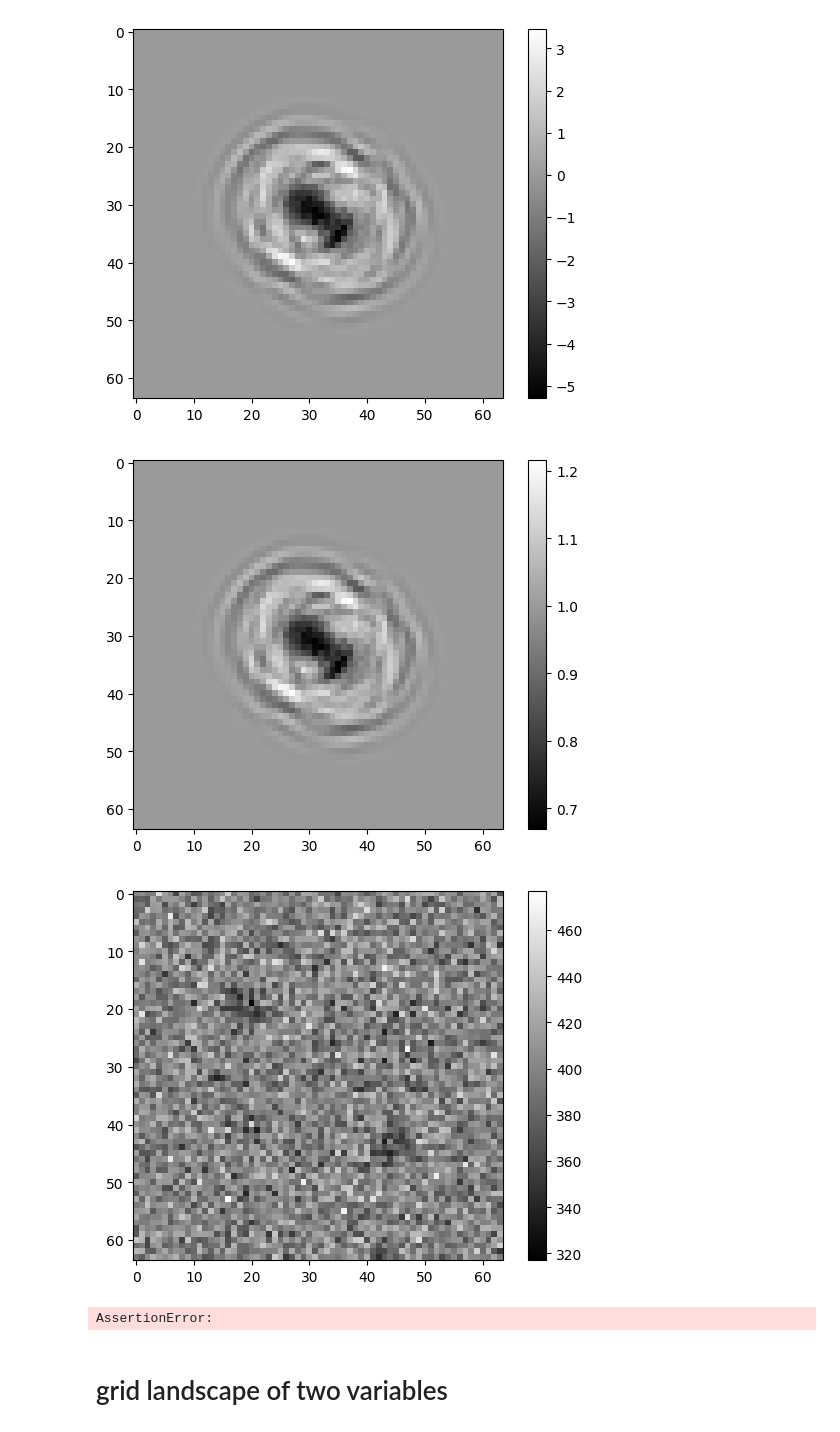
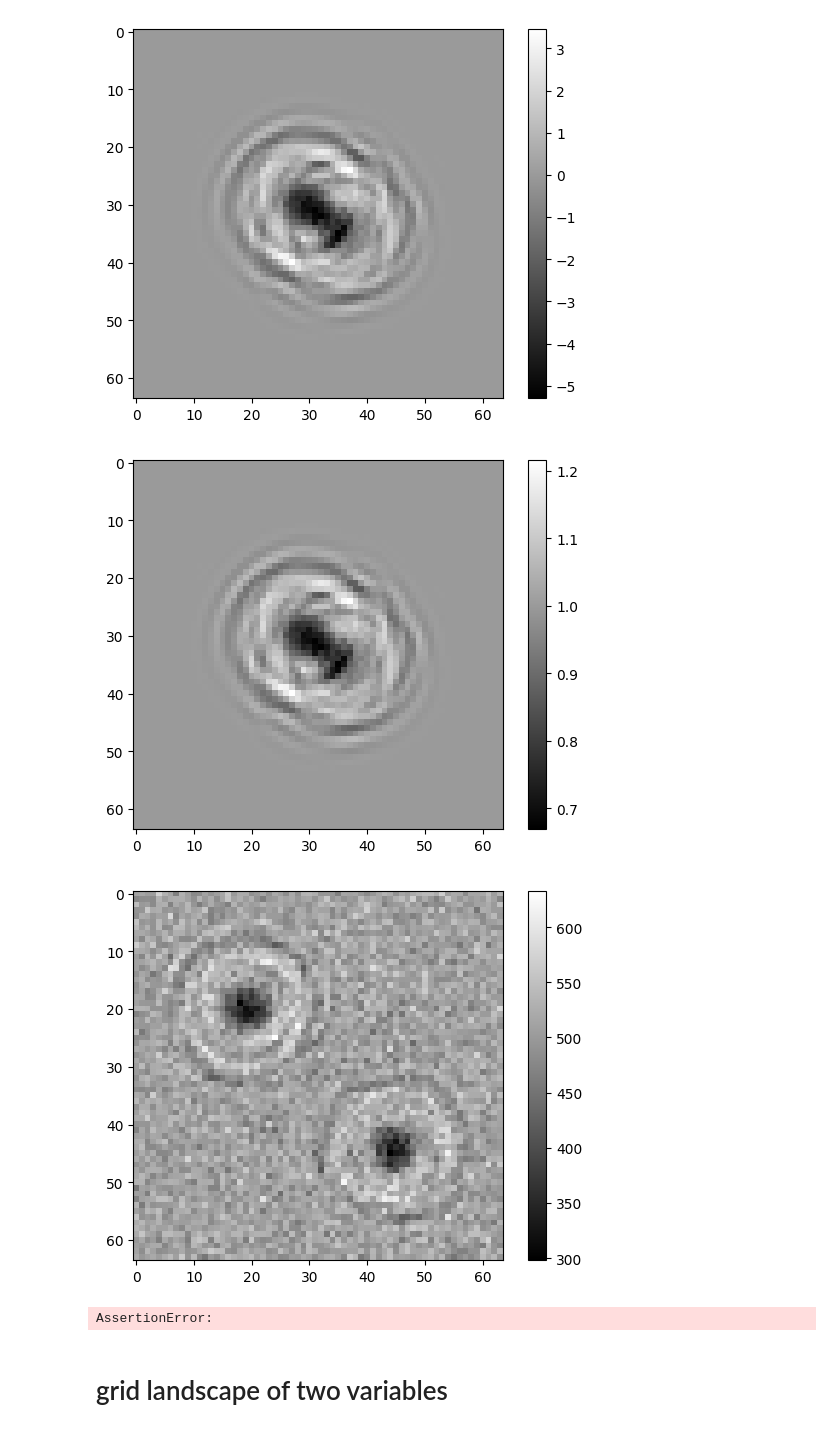
Before and after one commit to flatironinstitute/GOTO-SWAP, a Jupyter notebook: examples/cryojax_joint_optimization.ipynb, the cells around one changed output. Cells and saved outputs as stored; diff of their text form; code cells hidden in the pictures.

```diff
--- a/examples/cryojax_joint_optimization.ipynb
+++ b/examples/cryojax_joint_optimization.ipynb
@@ -95,8 +95,8 @@ image_model_ref = cxs.make_image_model(
     quantity_mode='intensity'
 
 )
-dose = 100
-background = 300
+dose = 500
+background = 10
 np.random.seed(42)
 plt.imshow(image_model_ref.simulate(), cmap='gray')
 plt.colorbar()
@@ -115,34 +115,34 @@ image_model = apply_all_cv(
         )
 # image_ref = image_model.simulate()
 np.random.seed(0)
 image_ref = jnp.array(np.random.poisson(dose*image_model.simulate() + background))
 
 plt.imshow(image_ref, cmap='gray')
 plt.colorbar()
 plt.savefig("observed_image.png")
 plt.show()
 
 # image_model = apply_all_cv(
 #             image_model_ref,
 #             wxyz=jnp.array([1.0-other, other, other, other])/jnp.linalg.norm(jnp.array([1.0-other, other, other, other])),
 #             cv_scalar=10.0,
 #             defocus_scalar=2000.0,
 #             offset_x_in_angstroms=0,
 #             offset_y_in_angstroms=0,
 
 #         )
 # # image_ref = image_model.simulate()
 # image_ref = jnp.array(np.random.poisson(dose*image_model.simulate() + background))
 
 # plt.imshow(image_ref, cmap='gray')
 # plt.colorbar()
 # plt.savefig("observed_image.png")
 # plt.show()
 
 assert np.allclose(image_model_ref.simulate(), image_model.simulate())
 # %% [output]
 [figure]
-[figure, old version]
+[figure, new version]
 AssertionError:
 # %%
 # loaded_model = jnp.load('/Users/gw/repos/GOTO-SWAP/examples/outputs/2025-11-11/21-32-35/initial_image_model.npz', allow_pickle=True)['image_model'].item()
```
Also changed, not shown: parts of 4 cells of this notebook, 2 other files.
